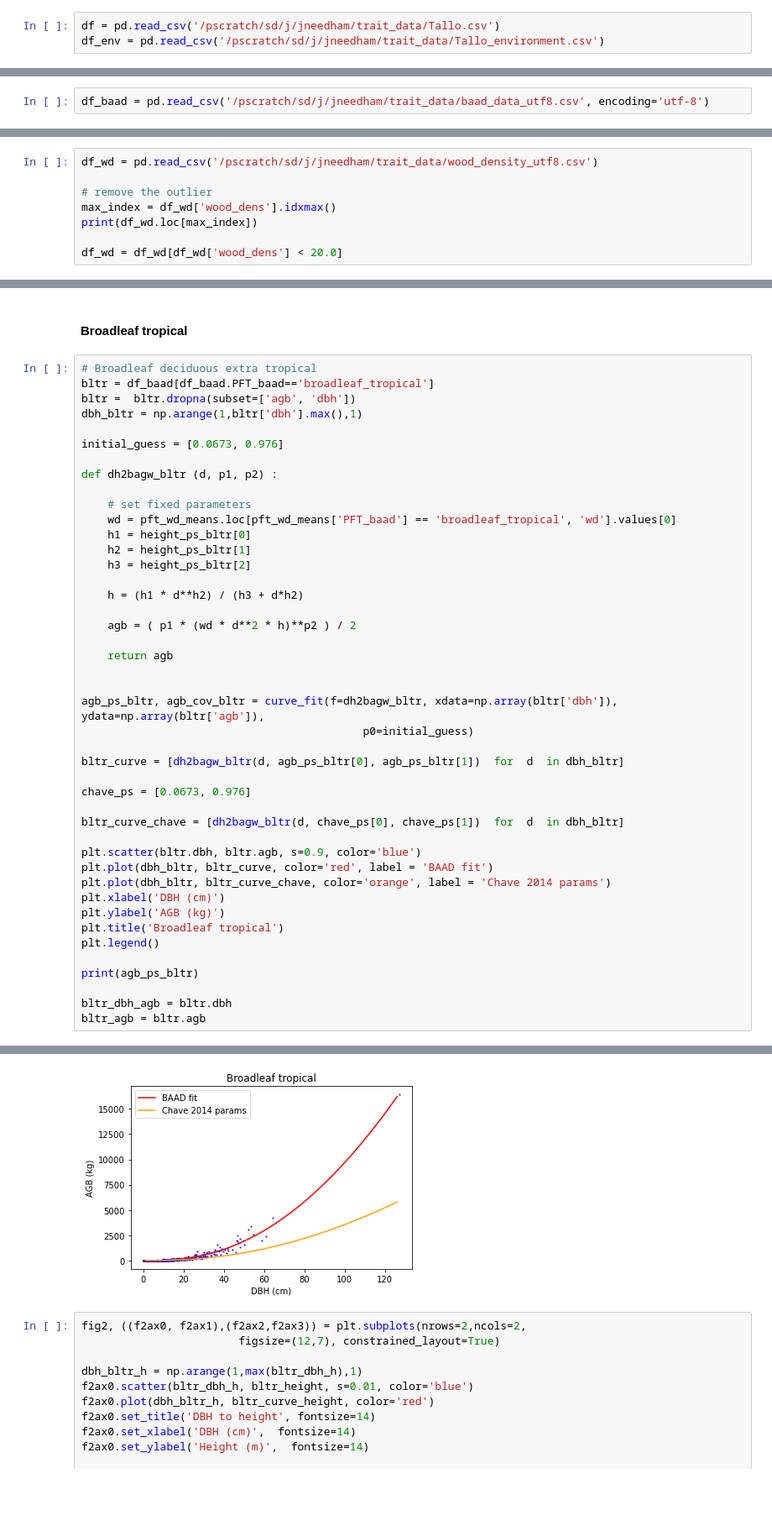
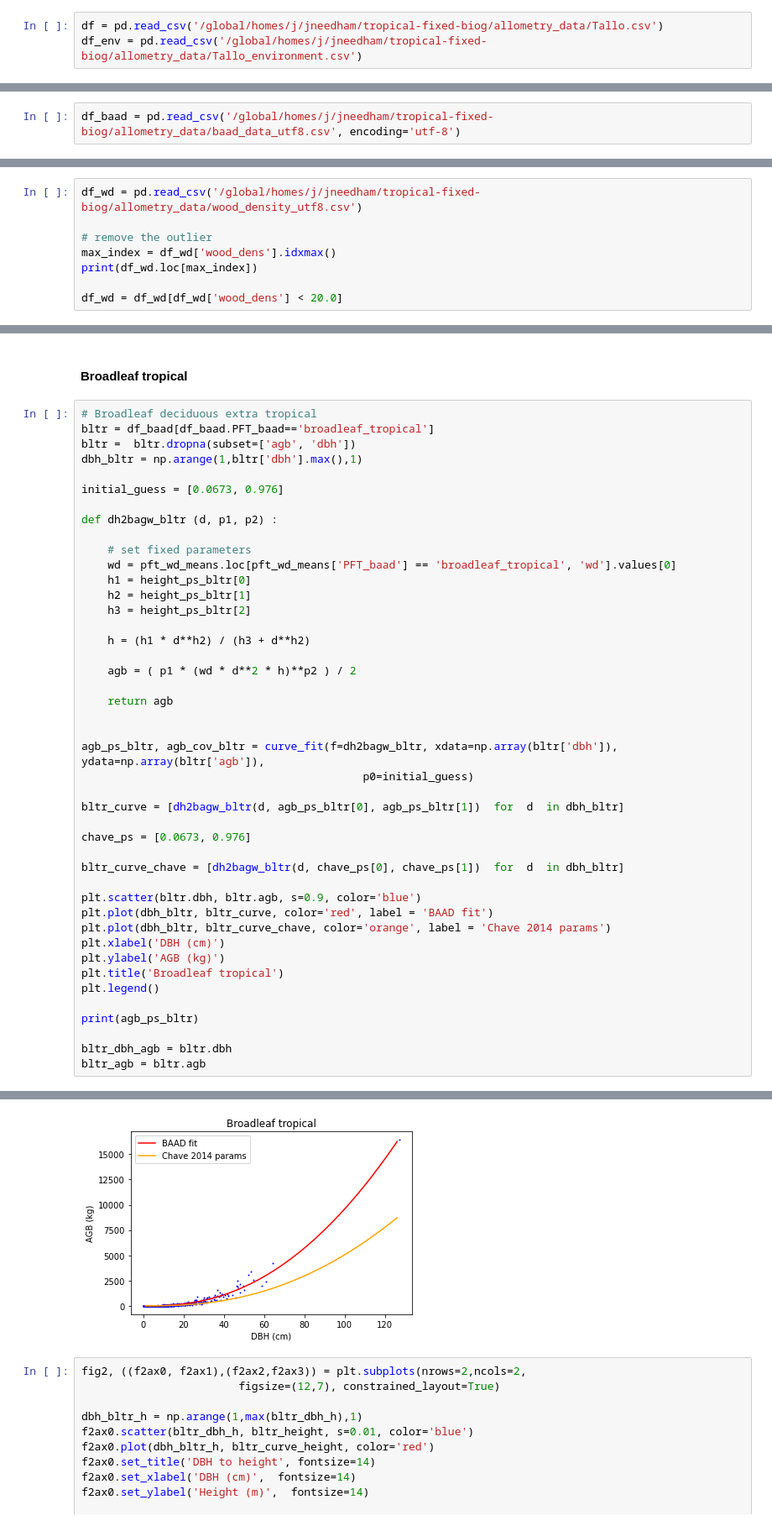
Before and after one commit to JessicaNeedham/FATES-plotting-scripts, a Jupyter notebook: v2_Tallo_analysis_global.ipynb, the cells around one changed output, grey strips where cells are left out. Shown at 84% size. Drawn from its saved outputs; the diff is of its cells as text; blank space fills up the shorter version.

Commit message:
fix typo in Tallo analysis

```diff
--- a/v2_Tallo_analysis_global.ipynb
+++ b/v2_Tallo_analysis_global.ipynb
@@ -49,8 +51,8 @@ Main csv with dbh,  height, CA: https://github.com/selva-lab-repo/TALLO/tree/mai
 
 Additional csv with biome info: https://github.com/selva-lab-repo/TALLO/tree/main/Jucker%20et%20al.%202022 - (Tallo_environment.csv)
 # %%
-df = pd.read_csv('/pscratch/sd/j/jneedham/trait_data/Tallo.csv')
-df_env = pd.read_csv('/pscratch/sd/j/jneedham/trait_data/Tallo_environment.csv')
+df = pd.read_csv('/global/homes/j/jneedham/tropical-fixed-biog/allometry_data/Tallo.csv')
+df_env = pd.read_csv('/global/homes/j/jneedham/tropical-fixed-biog/allometry_data/Tallo_environment.csv')
 # %% [markdown]
 #### add biome column to main data frame
 # %%
@@ -206,7 +208,7 @@ f1ax3.set_global()
 
 Analysis adapted from Adrianna Foster
 # %%
-df_baad = pd.read_csv('/pscratch/sd/j/jneedham/trait_data/baad_data_utf8.csv', encoding='utf-8')
+df_baad = pd.read_csv('/global/homes/j/jneedham/tropical-fixed-biog/allometry_data/baad_data_utf8.csv', encoding='utf-8')
 # %%
 def condition(x) :
     if x == 'EA':
@@ -964,7 +966,7 @@ We will likely need to read in wood density estimates for many species that are
 #### Load Wood Density Data
 These data are from TRY - compiled by Marcos Longo
 # %%
-df_wd = pd.read_csv('/pscratch/sd/j/jneedham/trait_data/wood_density_utf8.csv')
+df_wd = pd.read_csv('/global/homes/j/jneedham/tropical-fixed-biog/allometry_data/wood_density_utf8.csv')
 
 # remove the outlier
 max_index = df_wd['wood_dens'].idxmax()
@@ -1240,7 +1242,7 @@ def dh2bagw_bltr (d, p1, p2) :
     h2 = height_ps_bltr[1]
     h3 = height_ps_bltr[2]
 
-    h = (h1 * d**h2) / (h3 + d*h2)
+    h = (h1 * d**h2) / (h3 + d**h2)
 
     agb = ( p1 * (wd * d**2 * h)**p2 ) / 2
 
@@ -1273,4 +1275,4 @@ bltr_agb = bltr.agb
-[figure, old version]
+[figure, new version]
 # %%
 fig2, ((f2ax0, f2ax1),(f2ax2,f2ax3)) = plt.subplots(nrows=2,ncols=2,
                         figsize=(12,7), constrained_layout=True)
```
Also changed, not shown: parts of 11 cells of this notebook.
